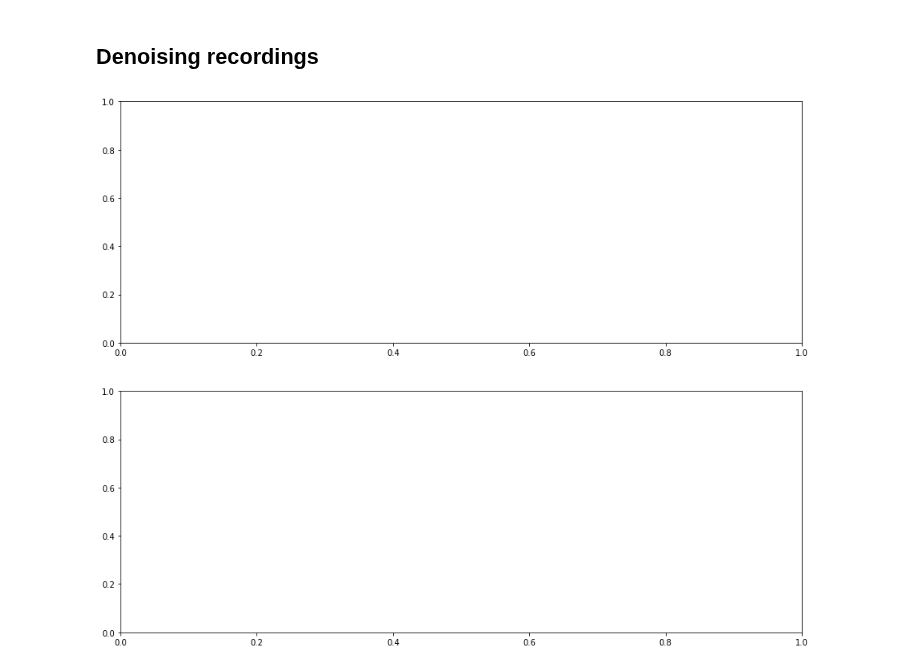
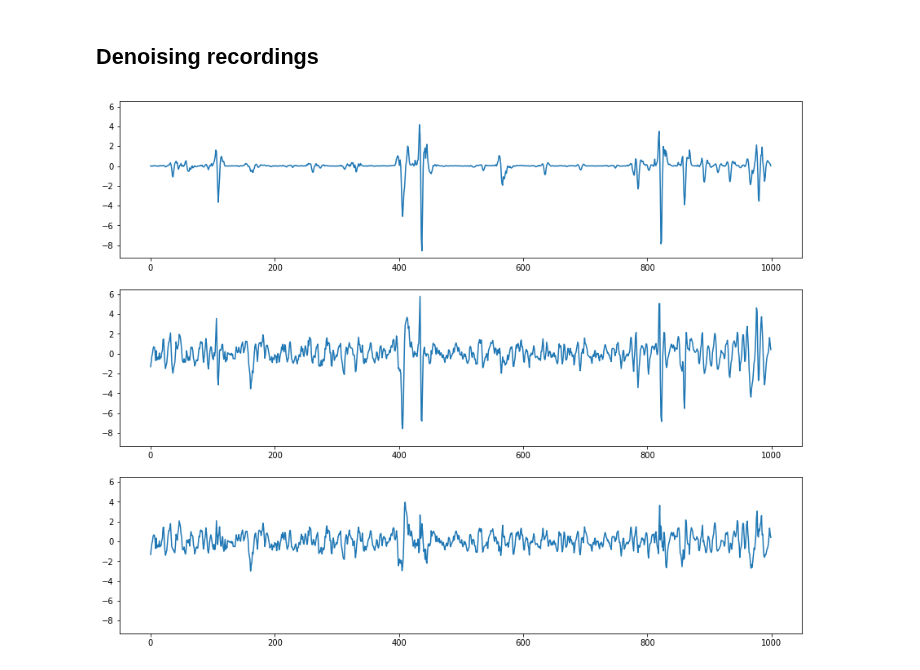
Before and after one commit to edublancas/yass-private, a Jupyter notebook: denoiser/denoiser-v2.ipynb, the cells around one changed output. Saved outputs shown, nothing was run; the diff lists cells and outputs as text; code cells hidden in the pictures.

```diff
--- a/denoiser/denoiser-v2.ipynb
+++ b/denoiser/denoiser-v2.ipynb
@@ -139,0 +134,11 @@ y_test = x_test_clean[:, middle, selected_channels]
+# %%
+# INPUT FOR THE DENOISER
+half_window_size = 10
+
+window = slice(middle-half_window_size, middle+half_window_size+1)
+
+x_train = x_train_noisy[:, window, neighbors]
+x_test = x_test_noisy[:, window, neighbors]
+
+y_train = x_train_clean[:, middle, channel]
+y_test = x_test_clean[:, middle, channel]
@@ -144,10 +153,9 @@ n_spikes, waveform_length, n_neighbors = x_train.shape
 input_shape = (waveform_length, n_neighbors, 1)
 batch_size = 512
 kernel_size = 3
-latent_dim = 40
 
 # Encoder/Decoder number of CNN layers and filters per layer
-layer_filters = [32, 32, 32, 32]
+layer_filters = [16] * 4
 n_layers = len(layer_filters)
 
 inputs = Input(shape=input_shape, name='encoder_input')
@@ -171,7 +179,7 @@ shape = K.int_shape(x)
 # Generate the latent vector
 x = Flatten()(x)
 
-y = Dense(7, activation='linear')(x)
+y = Dense(1, activation='linear')(x)
 
 denoiser = Model(inputs, y, name='denoiser')
 denoiser.summary()
@@ -230,8 +244,8 @@ Epoch 10/10
 # %%
 exp = RecordingExplorer(path_to_standarized)
 # %%
-patch_size = 61
-n_patches = 200
+patch_size = waveform_length
+n_patches = 1000
 offset = 150000
 # %%
 idxs = [(n, n + patch_size) for n in range(n_patches)]
@@ -239,11 +253,21 @@ idxs = [(n, n + patch_size) for n in range(n_patches)]
 patches = np.empty((n_patches, patch_size, 7, 1))
 
 for i, (from_, to_) in enumerate(idxs):
-    patches[i, :, :, 0] = exp.reader[from_:to_, selected_channels]
+    patches[i, :, :, 0] = exp.reader[from_:to_, neighbors]
 # %%
 patches_denoised = np.squeeze(denoiser.predict(patches))
 # %%
 plt.rcParams['figure.figsize'] = (15, 12)
-fig, (ax1, ax2) = plt.subplots(2, 1, sharey=True)
+fig, (ax1, ax2, ax3) = plt.subplots(3, 1, sharey=True)
+
+_ = ax1.plot(patches_denoised)
+
+start = idxs[0][0] + half_window_size
+end = idxs[-1][1] - half_window_size
+
+raw = exp.reader[start:end, channel]
+_ = ax2.plot(raw)
+
+_ = ax3.plot(raw - patches_denoised)
 # %% [output]
-[figure, old version]
+[figure, new version]
```
Also changed, not shown: parts of 16 cells of this notebook, 2 other files.
